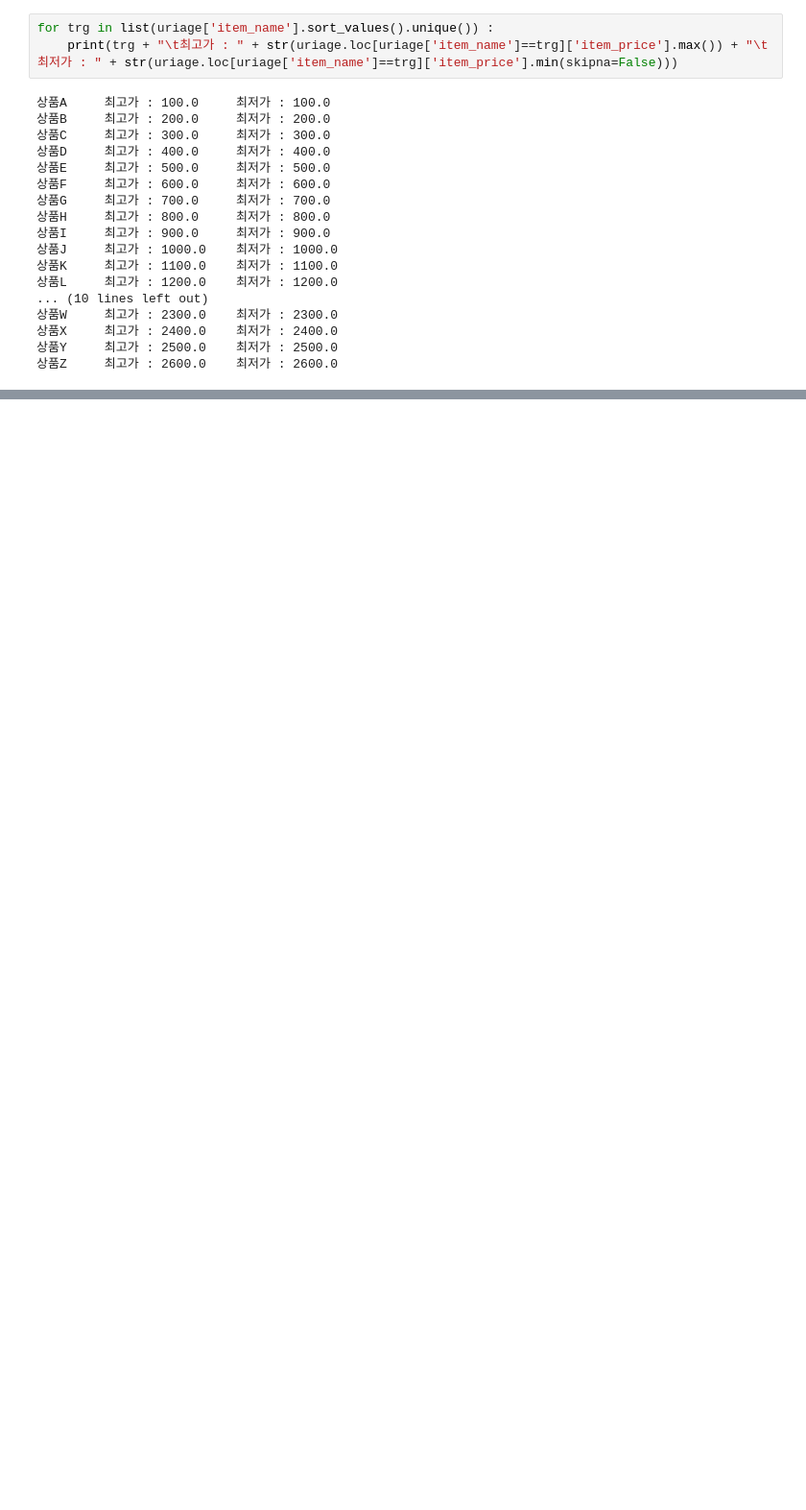
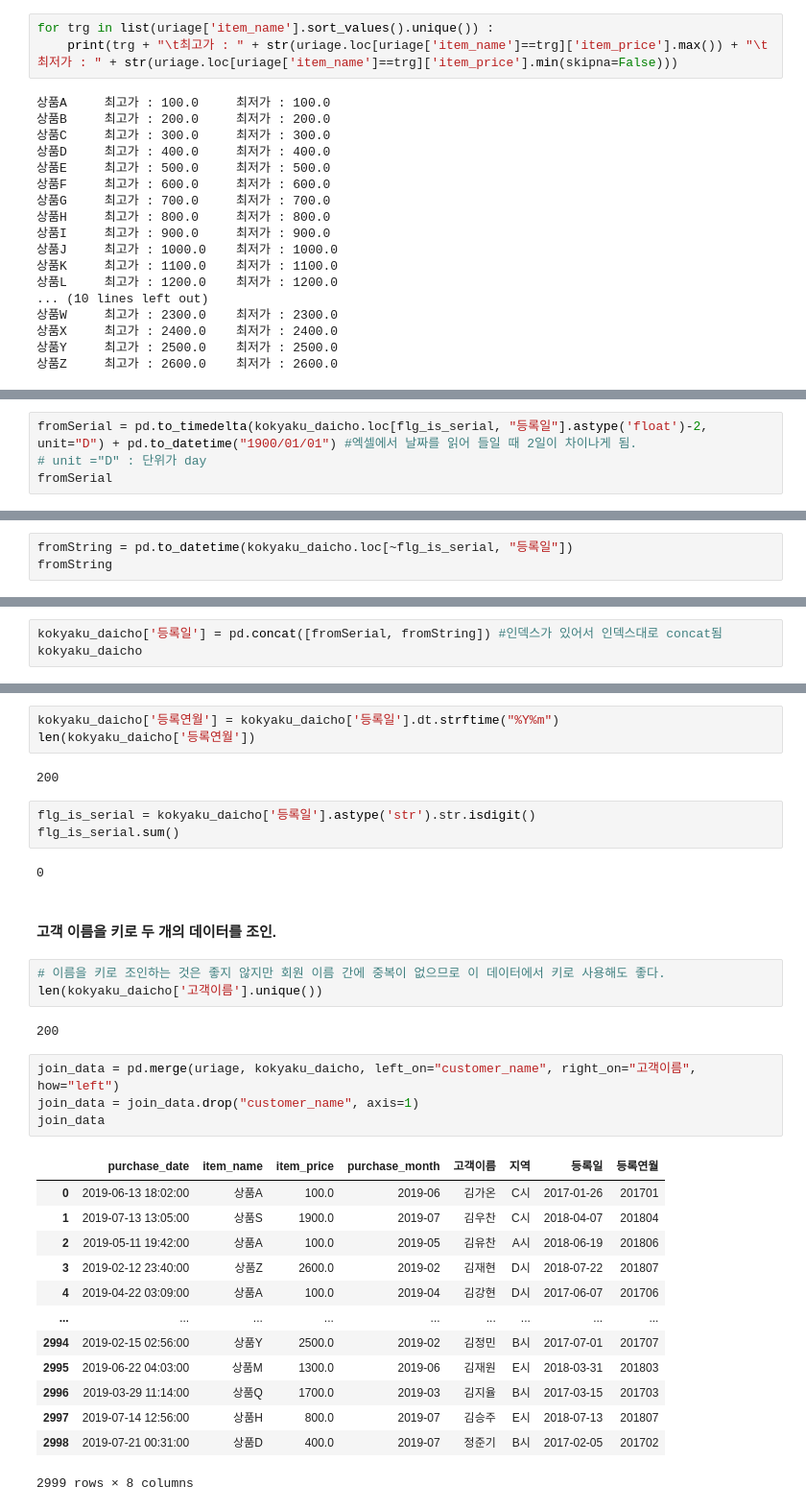
Before and after one commit to jsj267/Book-notes, a Jupyter notebook: 파이썬 데이터 분석 실무 테크닉 100/02.ipynb, the cells around one changed output, grey strips where cells are left out. Shown at 96% size. Cells and saved outputs as stored; diff of their text form; blank space fills up the shorter version.

```diff
--- a/파이썬 데이터 분석 실무 테크닉 100/02.ipynb
+++ b/파이썬 데이터 분석 실무 테크닉 100/02.ipynb
@@ -191,0 +251,4 @@ for trg in list(uriage['item_name'].sort_values().unique()) :
+# %%
+fromSerial = pd.to_timedelta(kokyaku_daicho.loc[flg_is_serial, "등록일"].astype('float')-2, unit="D") + pd.to_datetime("1900/01/01") #엑셀에서 날짜를 읽어 들일 때 2일이 차이나게 됨.
+# unit ="D" : 단위가 day
+fromSerial
@@ -191,0 +273,3 @@ for trg in list(uriage['item_name'].sort_values().unique()) :
+# %%
+fromString = pd.to_datetime(kokyaku_daicho.loc[~flg_is_serial, "등록일"])
+fromString
@@ -191,0 +289,3 @@ for trg in list(uriage['item_name'].sort_values().unique()) :
+# %%
+kokyaku_daicho['등록일'] = pd.concat([fromSerial, fromString]) #인덱스가 있어서 인덱스대로 concat됨
+kokyaku_daicho
@@ -191,0 +306,35 @@ for trg in list(uriage['item_name'].sort_values().unique()) :
+# %%
+kokyaku_daicho['등록연월'] = kokyaku_daicho['등록일'].dt.strftime("%Y%m")
+len(kokyaku_daicho['등록연월'])
+# %% [output]
+200
+# %%
+flg_is_serial = kokyaku_daicho['등록일'].astype('str').str.isdigit()
+flg_is_serial.sum()
+# %% [output]
+0
+# %% [markdown]
+#### 고객 이름을 키로 두 개의 데이터를 조인.
+# %%
+# 이름을 키로 조인하는 것은 좋지 않지만 회원 이름 간에 중복이 없으므로 이 데이터에서 키로 사용해도 좋다.
+len(kokyaku_daicho['고객이름'].unique())
+# %% [output]
+200
+# %%
+join_data = pd.merge(uriage, kokyaku_daicho, left_on="customer_name", right_on="고객이름", how="left")
+join_data = join_data.drop("customer_name", axis=1)
+join_data
+# %% [output]
+|  | purchase_date | item_name | item_price | purchase_month | 고객이름 | 지역 | 등록일 | 등록연월 |
+| 0 | 2019-06-13 18:02:00 | 상품A | 100.0 | 2019-06 | 김가온 | C시 | 2017-01-26 | 201701 |
+| 1 | 2019-07-13 13:05:00 | 상품S | 1900.0 | 2019-07 | 김우찬 | C시 | 2018-04-07 | 201804 |
+| 2 | 2019-05-11 19:42:00 | 상품A | 100.0 | 2019-05 | 김유찬 | A시 | 2018-06-19 | 201806 |
+| 3 | 2019-02-12 23:40:00 | 상품Z | 2600.0 | 2019-02 | 김재현 | D시 | 2018-07-22 | 201807 |
+| 4 | 2019-04-22 03:09:00 | 상품A | 100.0 | 2019-04 | 김강현 | D시 | 2017-06-07 | 201706 |
+| ... | ... | ... | ... | ... | ... | ... | ... | ... |
+| 2994 | 2019-02-15 02:56:00 | 상품Y | 2500.0 | 2019-02 | 김정민 | B시 | 2017-07-01 | 201707 |
+| 2995 | 2019-06-22 04:03:00 | 상품M | 1300.0 | 2019-06 | 김재원 | E시 | 2018-03-31 | 201803 |
+| 2996 | 2019-03-29 11:14:00 | 상품Q | 1700.0 | 2019-03 | 김지율 | B시 | 2017-03-15 | 201703 |
+| 2997 | 2019-07-14 12:56:00 | 상품H | 800.0 | 2019-07 | 김승주 | E시 | 2018-07-13 | 201807 |
+| 2998 | 2019-07-21 00:31:00 | 상품D | 400.0 | 2019-07 | 정준기 | B시 | 2017-02-05 | 201702 |
+2999 rows × 8 columns
```
Also changed, not shown: parts of 21 cells of this notebook.
